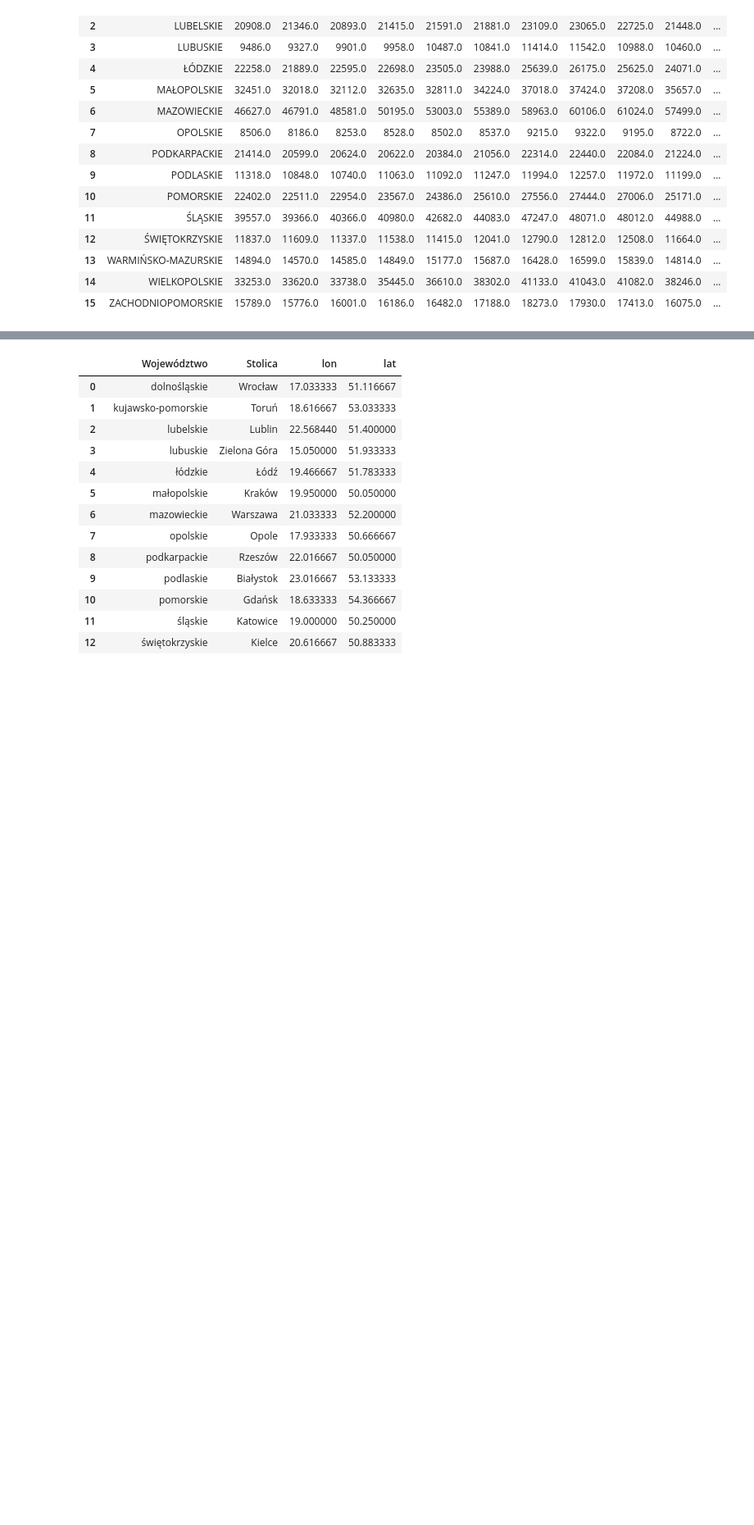
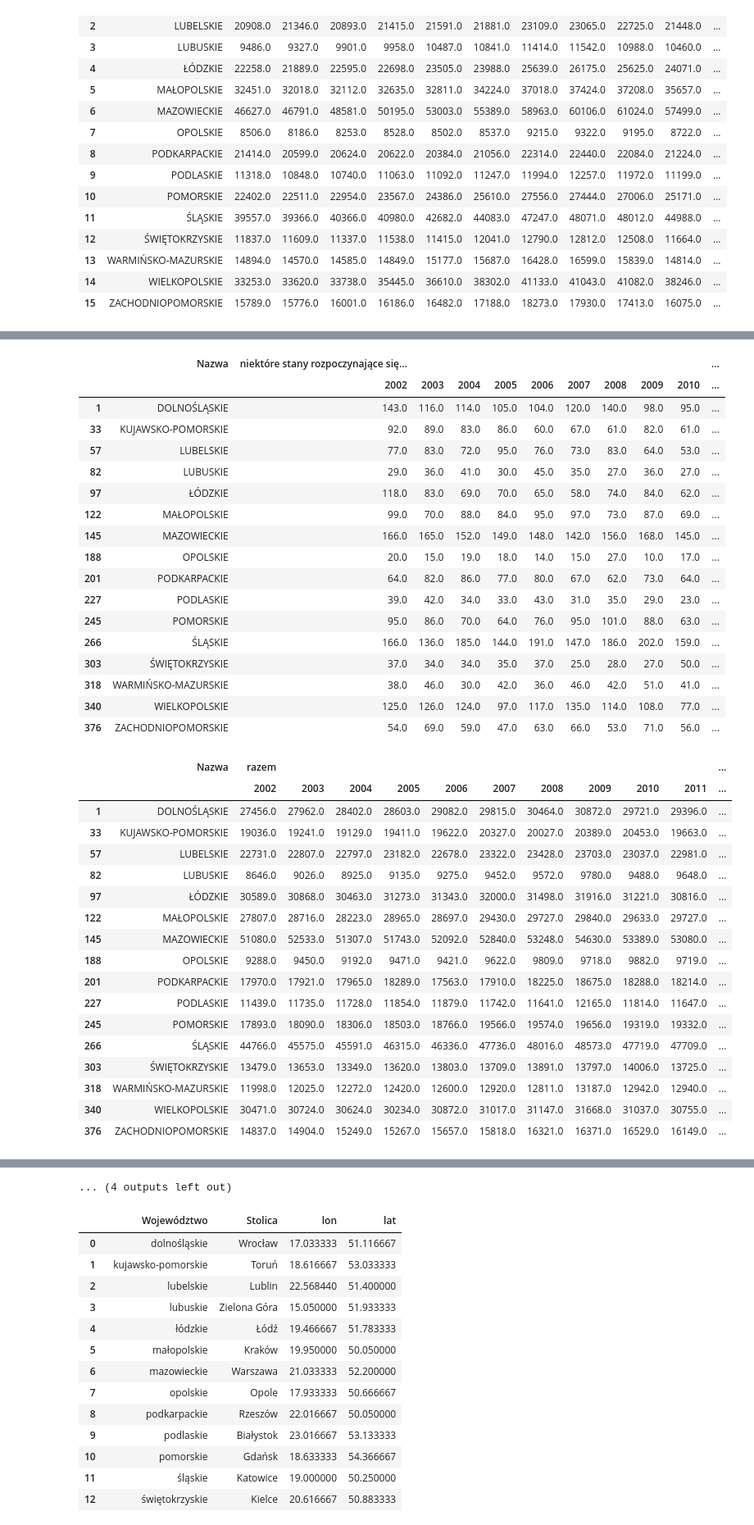
Before and after one commit to Aszlas545/ADP, a Jupyter notebook: project.ipynb, the cells around one changed output, grey strips where cells are left out. Shown at 82% size. Saved outputs shown, nothing was run; the diff lists cells and outputs as text; code cells hidden in the pictures; blank space fills up the shorter version.

```diff
--- a/project.ipynb
+++ b/project.ipynb
@@ -162,0 +168,21 @@ deaths_df
+# %%
+death_causes = []
+for col in deaths_df.columns:
+    death_causes.append(col.split(';')[0])
+death_causes = set(death_causes)
+death_causes.remove('Nazwa')
+
+dataframes = []
+cause_dict = {}
+for cause in death_causes:
+    selected_columns = [col for col in deaths_df.columns if cause in col]
+    df = deaths_df[selected_columns]
+    df.columns = df.columns.str.split(';', n=2, expand=True)
+    df.insert(0, 'Nazwa', deaths_df['Nazwa'])
+    dataframes.append(df)
+    dict = {df.columns[1][0]: df}
+    cause_dict.update(dict)
+
+for key, value in cause_dict.items():
+    display(cause_dict.get(key))
+# %% [output]
@@ -162,0 +261,36 @@ deaths_df
+|  | Nazwa | niektóre stany rozpoczynające się... |  |  |  |  |  |  |  |  | ... |
+|  |  | 2002 | 2003 | 2004 | 2005 | 2006 | 2007 | 2008 | 2009 | 2010 | ... |
+| 1 | DOLNOŚLĄSKIE | 143.0 | 116.0 | 114.0 | 105.0 | 104.0 | 120.0 | 140.0 | 98.0 | 95.0 | ... |
+| 33 | KUJAWSKO-POMORSKIE | 92.0 | 89.0 | 83.0 | 86.0 | 60.0 | 67.0 | 61.0 | 82.0 | 61.0 | ... |
+| 57 | LUBELSKIE | 77.0 | 83.0 | 72.0 | 95.0 | 76.0 | 73.0 | 83.0 | 64.0 | 53.0 | ... |
+| 82 | LUBUSKIE | 29.0 | 36.0 | 41.0 | 30.0 | 45.0 | 35.0 | 27.0 | 36.0 | 27.0 | ... |
+| 97 | ŁÓDZKIE | 118.0 | 83.0 | 69.0 | 70.0 | 65.0 | 58.0 | 74.0 | 84.0 | 62.0 | ... |
+| 122 | MAŁOPOLSKIE | 99.0 | 70.0 | 88.0 | 84.0 | 95.0 | 97.0 | 73.0 | 87.0 | 69.0 | ... |
+| 145 | MAZOWIECKIE | 166.0 | 165.0 | 152.0 | 149.0 | 148.0 | 142.0 | 156.0 | 168.0 | 145.0 | ... |
+| 188 | OPOLSKIE | 20.0 | 15.0 | 19.0 | 18.0 | 14.0 | 15.0 | 27.0 | 10.0 | 17.0 | ... |
+| 201 | PODKARPACKIE | 64.0 | 82.0 | 86.0 | 77.0 | 80.0 | 67.0 | 62.0 | 73.0 | 64.0 | ... |
+| 227 | PODLASKIE | 39.0 | 42.0 | 34.0 | 33.0 | 43.0 | 31.0 | 35.0 | 29.0 | 23.0 | ... |
+| 245 | POMORSKIE | 95.0 | 86.0 | 70.0 | 64.0 | 76.0 | 95.0 | 101.0 | 88.0 | 63.0 | ... |
+| 266 | ŚLĄSKIE | 166.0 | 136.0 | 185.0 | 144.0 | 191.0 | 147.0 | 186.0 | 202.0 | 159.0 | ... |
+| 303 | ŚWIĘTOKRZYSKIE | 37.0 | 34.0 | 34.0 | 35.0 | 37.0 | 25.0 | 28.0 | 27.0 | 50.0 | ... |
+| 318 | WARMIŃSKO-MAZURSKIE | 38.0 | 46.0 | 30.0 | 42.0 | 36.0 | 46.0 | 42.0 | 51.0 | 41.0 | ... |
+| 340 | WIELKOPOLSKIE | 125.0 | 126.0 | 124.0 | 97.0 | 117.0 | 135.0 | 114.0 | 108.0 | 77.0 | ... |
+| 376 | ZACHODNIOPOMORSKIE | 54.0 | 69.0 | 59.0 | 47.0 | 63.0 | 66.0 | 53.0 | 71.0 | 56.0 | ... |
+|  | Nazwa | razem |  |  |  |  |  |  |  |  |  | ... |
+|  |  | 2002 | 2003 | 2004 | 2005 | 2006 | 2007 | 2008 | 2009 | 2010 | 2011 | ... |
+| 1 | DOLNOŚLĄSKIE | 27456.0 | 27962.0 | 28402.0 | 28603.0 | 29082.0 | 29815.0 | 30464.0 | 30872.0 | 29721.0 | 29396.0 | ... |
+| 33 | KUJAWSKO-POMORSKIE | 19036.0 | 19241.0 | 19129.0 | 19411.0 | 19622.0 | 20327.0 | 20027.0 | 20389.0 | 20453.0 | 19663.0 | ... |
+| 57 | LUBELSKIE | 22731.0 | 22807.0 | 22797.0 | 23182.0 | 22678.0 | 23322.0 | 23428.0 | 23703.0 | 23037.0 | 22981.0 | ... |
+| 82 | LUBUSKIE | 8646.0 | 9026.0 | 8925.0 | 9135.0 | 9275.0 | 9452.0 | 9572.0 | 9780.0 | 9488.0 | 9648.0 | ... |
+| 97 | ŁÓDZKIE | 30589.0 | 30868.0 | 30463.0 | 31273.0 | 31343.0 | 32000.0 | 31498.0 | 31916.0 | 31221.0 | 30816.0 | ... |
+| 122 | MAŁOPOLSKIE | 27807.0 | 28716.0 | 28223.0 | 28965.0 | 28697.0 | 29430.0 | 29727.0 | 29840.0 | 29633.0 | 29727.0 | ... |
+| 145 | MAZOWIECKIE | 51080.0 | 52533.0 | 51307.0 | 51743.0 | 52092.0 | 52840.0 | 53248.0 | 54630.0 | 53389.0 | 53080.0 | ... |
+| 188 | OPOLSKIE | 9288.0 | 9450.0 | 9192.0 | 9471.0 | 9421.0 | 9622.0 | 9809.0 | 9718.0 | 9882.0 | 9719.0 | ... |
+| 201 | PODKARPACKIE | 17970.0 | 17921.0 | 17965.0 | 18289.0 | 17563.0 | 17910.0 | 18225.0 | 18675.0 | 18288.0 | 18214.0 | ... |
+| 227 | PODLASKIE | 11439.0 | 11735.0 | 11728.0 | 11854.0 | 11879.0 | 11742.0 | 11641.0 | 12165.0 | 11814.0 | 11647.0 | ... |
+| 245 | POMORSKIE | 17893.0 | 18090.0 | 18306.0 | 18503.0 | 18766.0 | 19566.0 | 19574.0 | 19656.0 | 19319.0 | 19332.0 | ... |
+| 266 | ŚLĄSKIE | 44766.0 | 45575.0 | 45591.0 | 46315.0 | 46336.0 | 47736.0 | 48016.0 | 48573.0 | 47719.0 | 47709.0 | ... |
+| 303 | ŚWIĘTOKRZYSKIE | 13479.0 | 13653.0 | 13349.0 | 13620.0 | 13803.0 | 13709.0 | 13891.0 | 13797.0 | 14006.0 | 13725.0 | ... |
+| 318 | WARMIŃSKO-MAZURSKIE | 11998.0 | 12025.0 | 12272.0 | 12420.0 | 12600.0 | 12920.0 | 12811.0 | 13187.0 | 12942.0 | 12940.0 | ... |
+| 340 | WIELKOPOLSKIE | 30471.0 | 30724.0 | 30624.0 | 30234.0 | 30872.0 | 31017.0 | 31147.0 | 31668.0 | 31037.0 | 30755.0 | ... |
+| 376 | ZACHODNIOPOMORSKIE | 14837.0 | 14904.0 | 15249.0 | 15267.0 | 15657.0 | 15818.0 | 16321.0 | 16371.0 | 16529.0 | 16149.0 | ... |
@@ -163,3 +405,4 @@ deaths_df
+... (4 outputs left out)
 # %%
 urodzenia_woj_lat_lon = pd.read_csv("woje_uro.csv", delimiter=",")
 display(urodzenia_woj_lat_lon)
```
Also changed, not shown: parts of 2 cells of this notebook.
